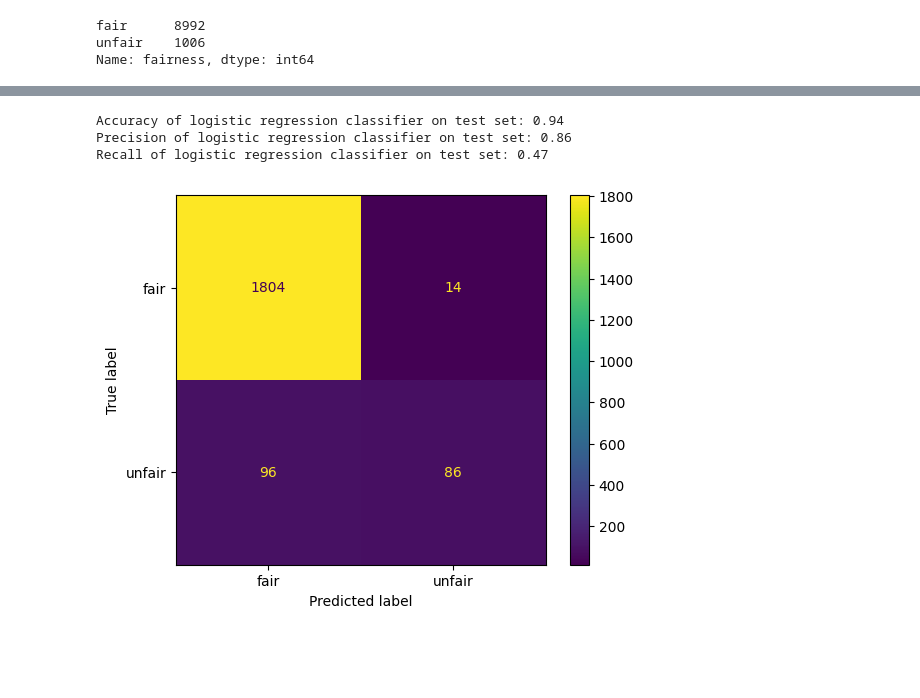
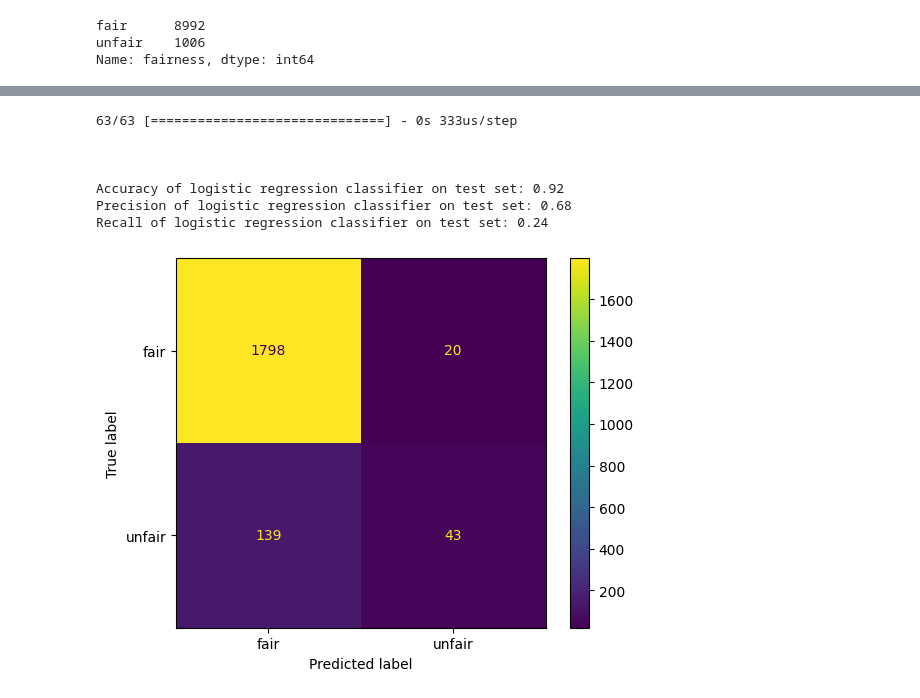
Before and after one commit to Daniel-Tran3/CSE_151A_Project, a Jupyter notebook: Model_2_Pre.ipynb, the cells around one changed output, grey strips where cells are left out. Cells and saved outputs as stored; diff of their text form; code cells hidden in the pictures; blank space fills up the shorter version.

```diff
--- a/Model_2_Pre.ipynb
+++ b/Model_2_Pre.ipynb
@@ -70,3 +72,10 @@ fairness_data['fairness'].value_counts()
 fair      8992
 unfair    1006
 Name: fairness, dtype: int64
+# %%
+# drop time since machine cant train on DateTime type
+y = np.where(fairness_data.fairness == 'fair', 1, 0)
+X = fairness_data.drop(columns=['time', 'fairness', 'predicted_price'])
+
+# split the data into training and testing sets
+X_train, X_test, y_train, y_test = train_test_split(X, y, test_size = 0.2, random_state = 50)
@@ -72,0 +84,13 @@ Name: fairness, dtype: int64
+# %%
+# creating the logistic regression model in keras
+
+log_model = Sequential()
+
+log_model.add(Dense(units = 1, input_dim=X_train.shape[1], activation='sigmoid'))
+
+log_model.compile(loss='binary_crossentropy', optimizer='adam', metrics=['accuracy'])
+# %%
+early_stopping = tf.keras.callbacks.EarlyStopping(patience=5, min_delta=0.001, restore_best_weights=True)
+# %%
+# training the model on the training data
+history = log_model.fit(X_train, y_train, batch_size=1, epochs=100, validation_split=0.2, callbacks=[early_stopping])
@@ -73,28 +127,28 @@ Name: fairness, dtype: int64
 # %%
-# drop time since machine cant train on DateTime type
-X = fairness_data.drop(columns=['time', 'fairness', 'predicted_price'])
-X_train, X_test, y_train, y_test = train_test_split(X, fairness_data.fairness, test_size = 0.2, random_state = 50)
 
-logisticRegr = linear_model.LogisticRegression(max_iter=1000)
+yhat_test = log_model.predict(X_test)
 
-logisticRegr.fit(X_train, y_train)
-
-pred = logisticRegr.predict(X_test)
+yhats = np.where(yhat_test > 0.5, 'fair', 'unfair')
+y_test = np.where(y_test == 1, 'fair', 'unfair')
 
 from sklearn.metrics import confusion_matrix, ConfusionMatrixDisplay
-myconfusionmatrix = confusion_matrix(y_test, pred, labels = ['fair', 'unfair'])
+myconfusionmatrix = confusion_matrix(y_test, yhats, labels = ['fair', 'unfair'])
 
 disp = ConfusionMatrixDisplay(confusion_matrix=myconfusionmatrix,
                             display_labels= ['fair', 'unfair'])
 
 
 disp.plot()
 
-print('Accuracy of logistic regression classifier on test set: {:.2f}'.format(logisticRegr.score(X_test, y_test)))
+print ('\n\n\nAccuracy of logistic regression classifier on test set: {:.2f}'.format((myconfusionmatrix[0,0]+myconfusionmatrix[1,1])/myconfusionmatrix.sum()))
 print('Precision of logistic regression classifier on test set: {:.2f}'.format(myconfusionmatrix[1,1]/(myconfusionmatrix[0,1]+myconfusionmatrix[1,1])))
 print('Recall of logistic regression classifier on test set: {:.2f}'.format(myconfusionmatrix[1,1]/(myconfusionmatrix[1,0]+myconfusionmatrix[1,1])))
 # %% [output]
-Accuracy of logistic regression classifier on test set: 0.94
-Precision of logistic regression classifier on test set: 0.86
-Recall of logistic regression classifier on test set: 0.47
+63/63 [==============================] - 0s 333us/step
+
+
+
+Accuracy of logistic regression classifier on test set: 0.92
+Precision of logistic regression classifier on test set: 0.68
+Recall of logistic regression classifier on test set: 0.24
-[figure, old version]
+[figure, new version]
```
Also changed, not shown: parts of 8 cells of this notebook.
